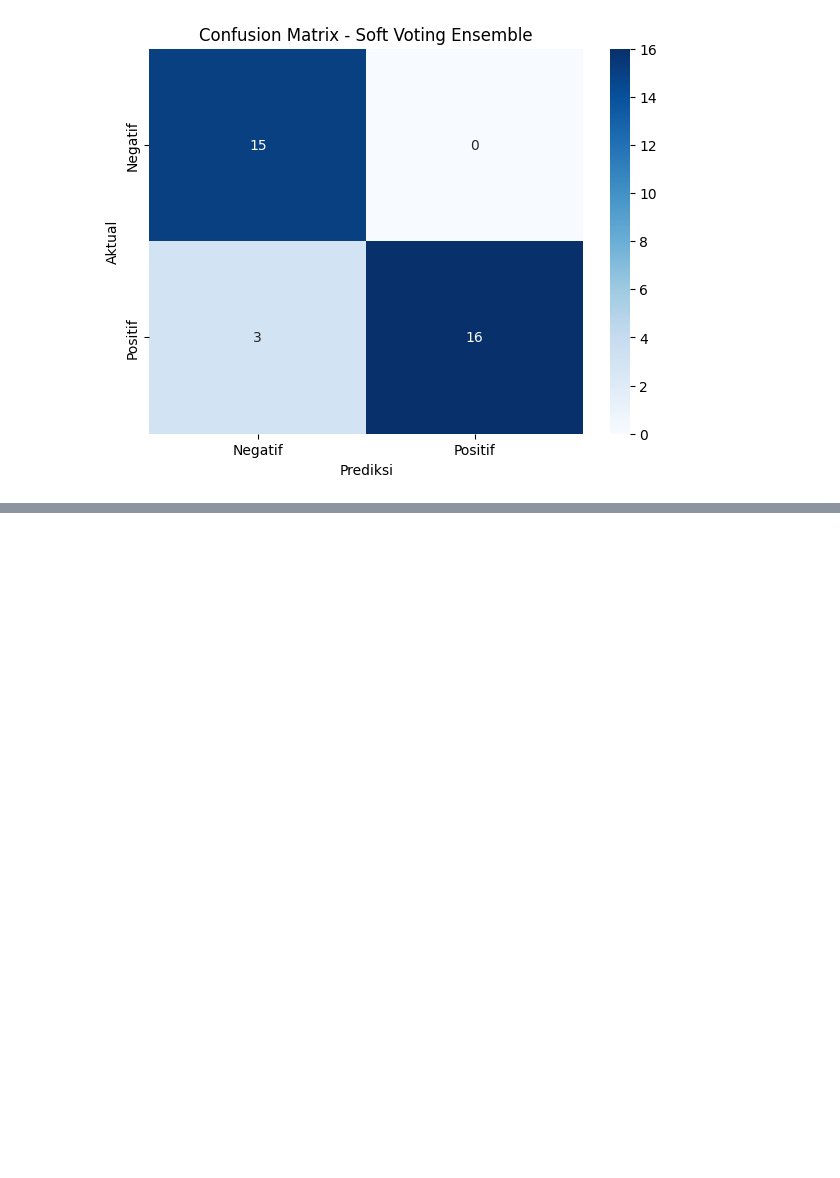
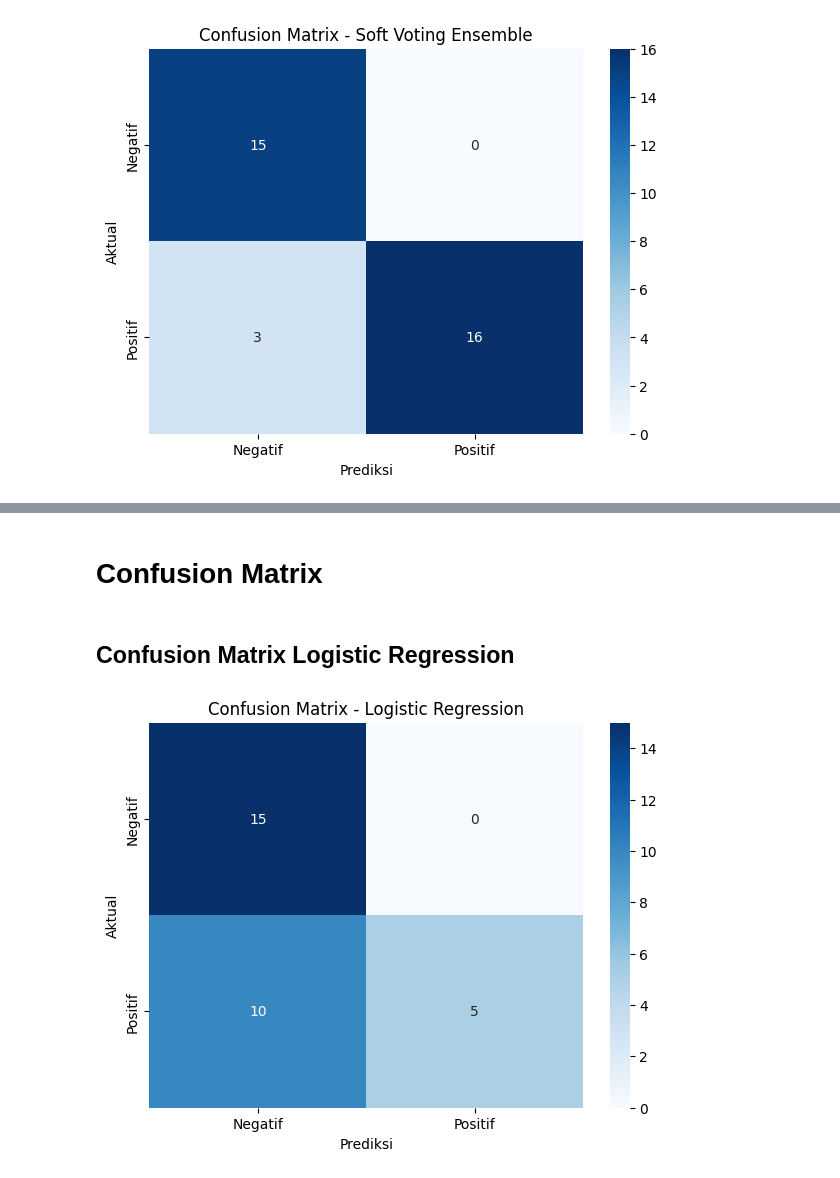
Before and after one commit to vaniasahdaa/skripsi, a Jupyter notebook: scen3_coding.ipynb, the cells around one changed output, grey strips where cells are left out. Cells and saved outputs as stored; diff of their text form; code cells hidden in the pictures; blank space fills up the shorter version.

```diff
--- a/scen3_coding.ipynb
+++ b/scen3_coding.ipynb
@@ -386,6 +386,9 @@ from sklearn.preprocessing import LabelEncoder
 encode = LabelEncoder()
 y_train = encode.fit_transform(y_train)
 y_test = encode.transform(y_test)
+
+#untuk tes ulasan baru
+y_test2 = encode.transform(telegram_review_test['label_binary'])
 # %% [markdown]
 # TF-IDF
 # %%
@@ -395,9 +398,15 @@ from sklearn.feature_extraction.text import TfidfVectorizer
 x_train_str = [' '.join(doc) for doc in x_train]
 x_test_str = [' '.join(doc) for doc in x_test]
 
+# untuk tes ulasan baru
+x_test2_str = [' '.join(doc) for doc in telegram_review_test['token']]
+
 vectorizer = TfidfVectorizer()
 response_train = vectorizer.fit_transform(x_train_str)
 response_test = vectorizer.transform(x_test_str)
+
+# untuk tes ulasan baru
+response_test2 = vectorizer.transform(x_test2_str)
 # %%
 print(response_train)
 # %% [output]
@@ -659,7 +688,7 @@ class_report = classification_report(y_test, y_pred_sv)
 print("Laporan Klasifikasi:\n", class_report)
 
 # Manual calculation of specificity
-tn, fp, fn, tp = confusion_matrix(y_test, y_pred_lr).ravel()
+tn, fp, fn, tp = confusion_matrix(y_test, y_pred_sv).ravel()
 specificity = tn / (tn + fp)
 print(f"Specificity: {specificity:.2f}")
 # %% [output]
@@ -1102,0 +1478,20 @@ plt.show()
+# %% [markdown]
+# Confusion Matrix
+# %% [markdown]
+## Confusion Matrix Logistic Regression
+# %%
+# Melakukan prediksi pada data uji
+y_pred_lr = model.predict(response_test2)
+
+# Menghitung matriks kebingungan
+confusion = confusion_matrix(y_test2, y_pred_lr)
+
+# Mencetak matriks kebingungan dalam bentuk heatmap
+plt.figure(figsize=(7, 5))
+sns.heatmap(confusion, annot=True, fmt='d', cmap='Blues', xticklabels=['Negatif', 'Positif'], yticklabels=['Negatif', 'Positif'])
+plt.xlabel('Prediksi')
+plt.ylabel('Aktual')
+plt.title('Confusion Matrix - Logistic Regression')
+plt.show()
+# %% [output]
+[figure, added]
```
Also changed, not shown: parts of 33 cells of this notebook.
